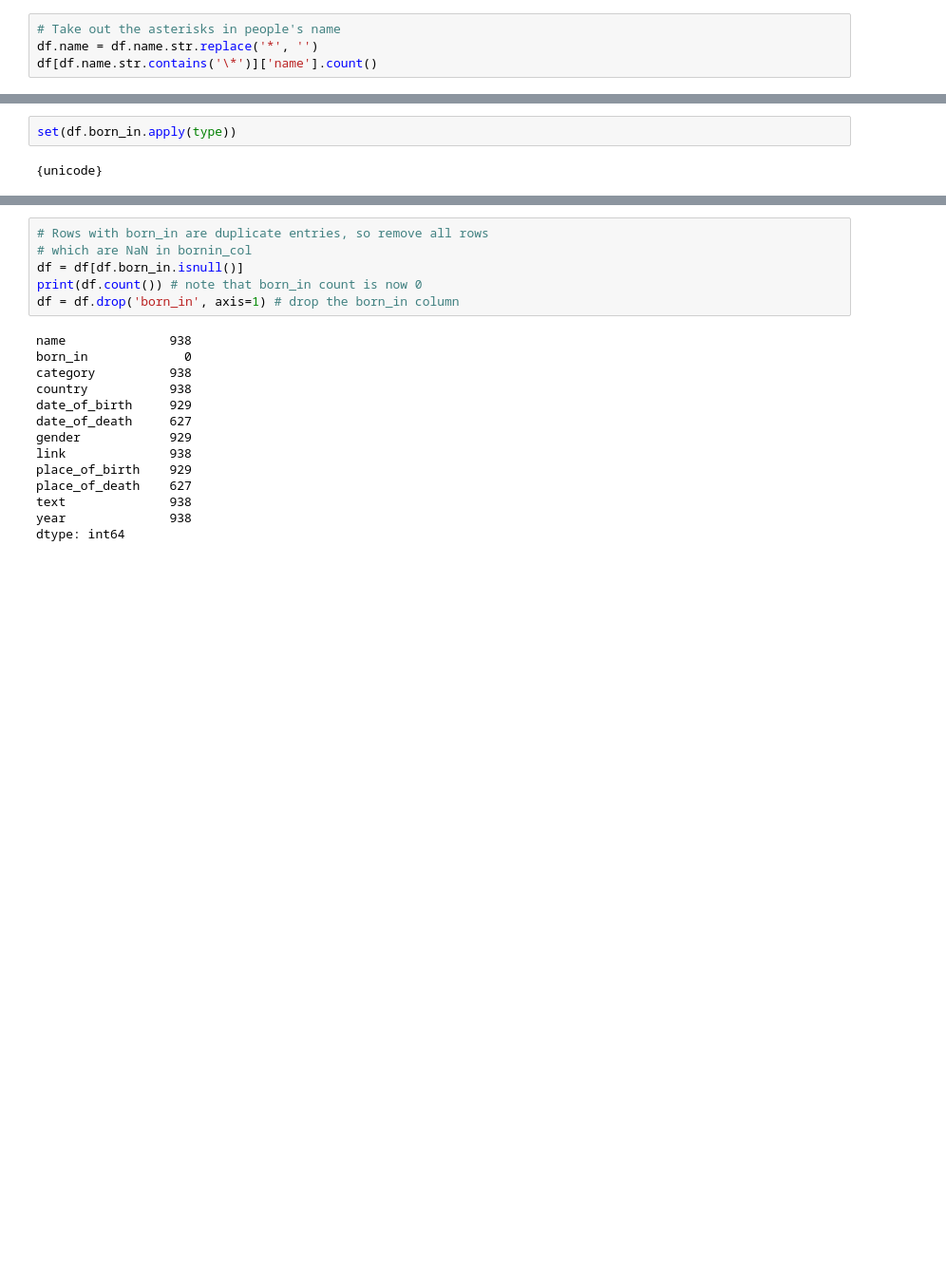
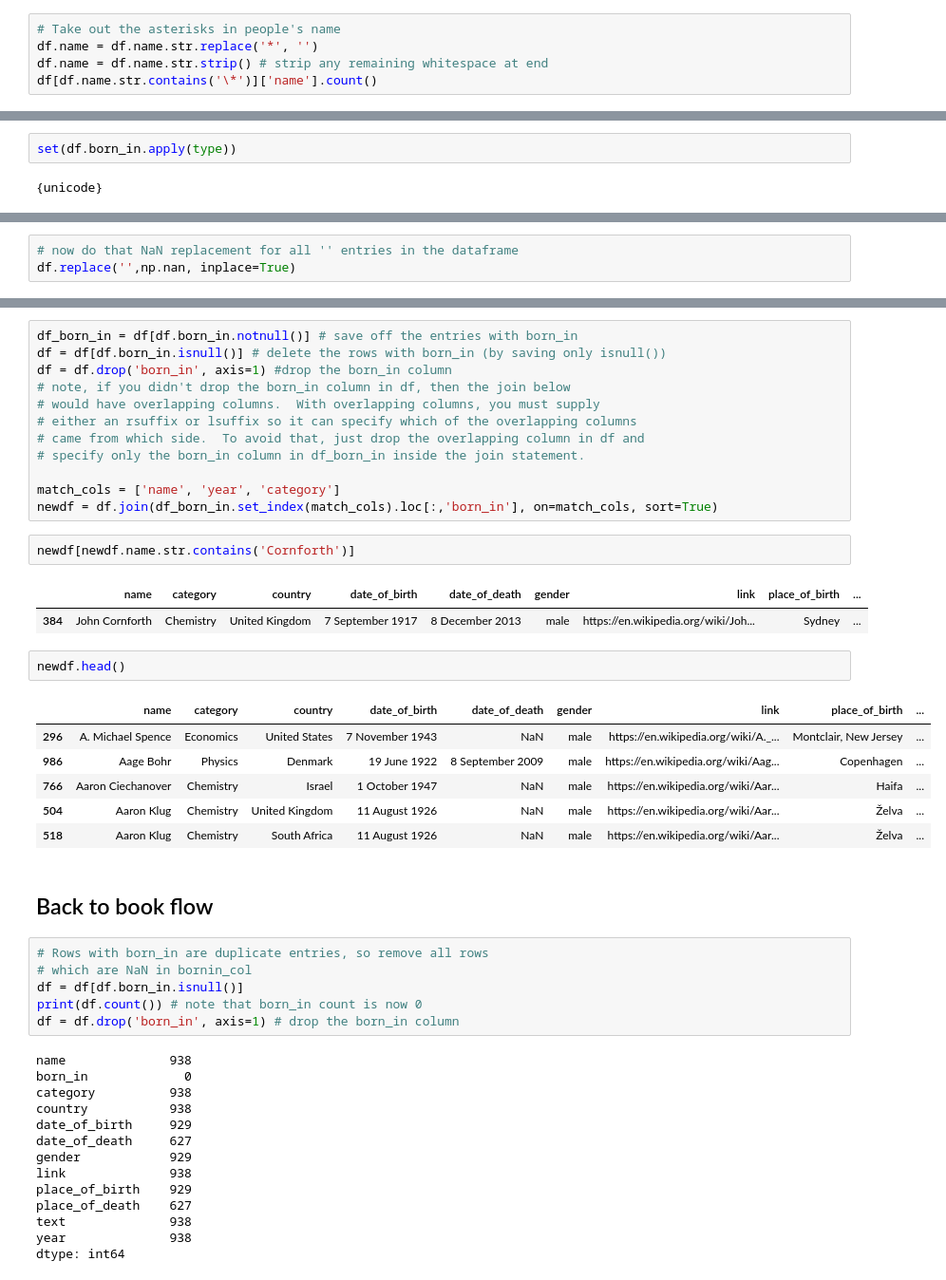
Before and after one commit to dyoung418/dataviz-python-js, a Jupyter notebook: cleaning-data-pandas.ipynb, the cells around one changed output, grey strips where cells are left out. Shown at 95% size. Saved outputs shown, nothing was run; the diff lists cells and outputs as text; blank space fills up the shorter version.

```diff
--- a/cleaning-data-pandas.ipynb
+++ b/cleaning-data-pandas.ipynb
@@ -155,6 +165,7 @@ df[df.name.str.contains('\*')]['name'].count()
 # %%
 # Take out the asterisks in people's name
 df.name = df.name.str.replace('*', '')
+df.name = df.name.str.strip() # strip any remaining whitespace at end
 df[df.name.str.contains('\*')]['name'].count()
 # %% [output]
 0
@@ -191,0 +187,3 @@ Name: born_in, Length: 1069, dtype: object
+# %%
+# now do that NaN replacement for all '' entries in the dataframe
+df.replace('',np.nan, inplace=True)
@@ -192,3 +262,31 @@ Name: born_in, Length: 1069, dtype: object
+# %%
+df_born_in = df[df.born_in.notnull()] # save off the entries with born_in
+df = df[df.born_in.isnull()] # delete the rows with born_in (by saving only isnull())
+df = df.drop('born_in', axis=1) #drop the born_in column
+# note, if you didn't drop the born_in column in df, then the join below
+# would have overlapping columns.  With overlapping columns, you must supply
+# either an rsuffix or lsuffix so it can specify which of the overlapping columns
+# came from which side.  To avoid that, just drop the overlapping column in df and
+# specify only the born_in column in df_born_in inside the join statement.
+
+match_cols = ['name', 'year', 'category']
+newdf = df.join(df_born_in.set_index(match_cols).loc[:,'born_in'], on=match_cols, sort=True)
+# %%
+newdf[newdf.name.str.contains('Cornforth')]
+# %% [output]
+|  | name | category | country | date_of_birth | date_of_death | gender | link | place_of_birth | ... |
+| 384 | John Cornforth | Chemistry | United Kingdom | 7 September 1917 | 8 December 2013 | male | https://en.wikipedia.org/wiki/Joh... | Sydney | ... |
+# %%
+newdf.head()
+# %% [output]
+|  | name | category | country | date_of_birth | date_of_death | gender | link | place_of_birth | ... |
+| 296 | A. Michael Spence | Economics | United States | 7 November 1943 | NaN | male | https://en.wikipedia.org/wiki/A._... | Montclair, New Jersey | ... |
+| 986 | Aage Bohr | Physics | Denmark | 19 June 1922 | 8 September 2009 | male | https://en.wikipedia.org/wiki/Aag... | Copenhagen | ... |
+| 766 | Aaron Ciechanover | Chemistry | Israel | 1 October 1947 | NaN | male | https://en.wikipedia.org/wiki/Aar... | Haifa | ... |
+| 504 | Aaron Klug | Chemistry | United Kingdom | 11 August 1926 | NaN | male | https://en.wikipedia.org/wiki/Aar... | Želva | ... |
+| 518 | Aaron Klug | Chemistry | South Africa | 11 August 1926 | NaN | male | https://en.wikipedia.org/wiki/Aar... | Želva | ... |
+# %% [markdown]
+## Back to book flow
 # %%
 # Rows with born_in are duplicate entries, so remove all rows
 # which are NaN in bornin_col
```
Also changed, not shown: parts of 20 cells of this notebook, 6 other files.
